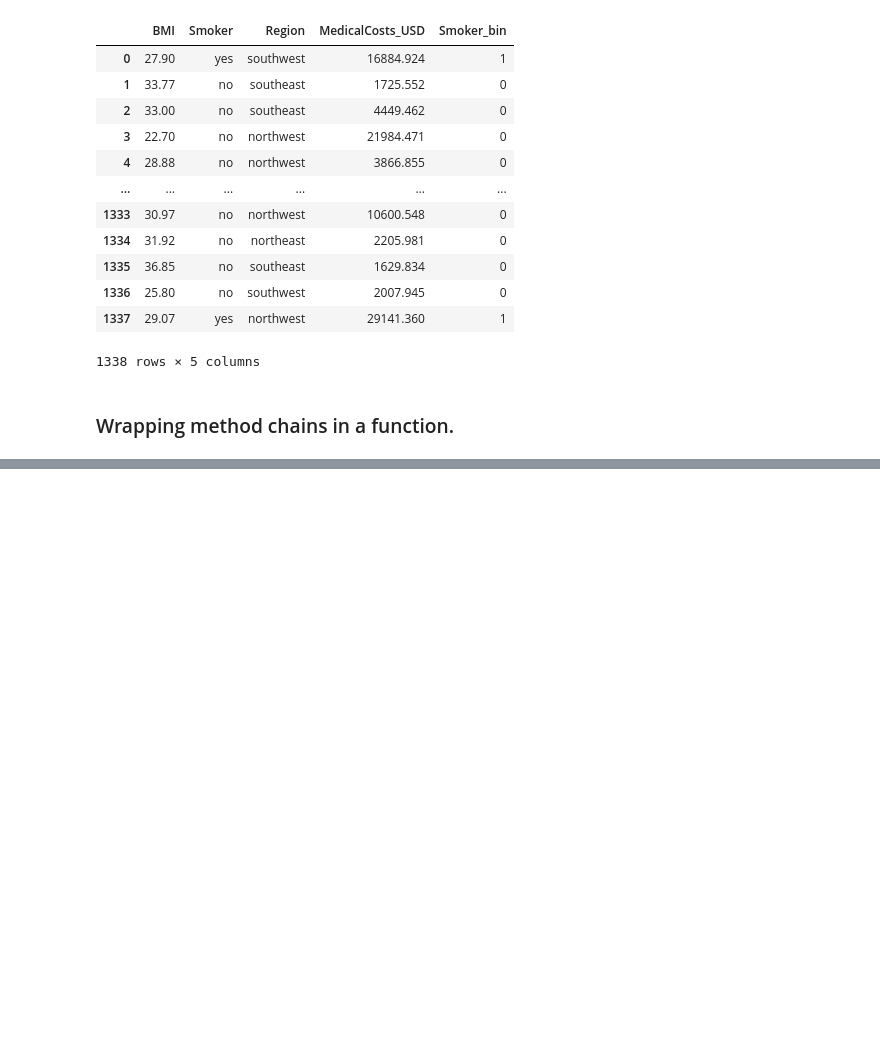
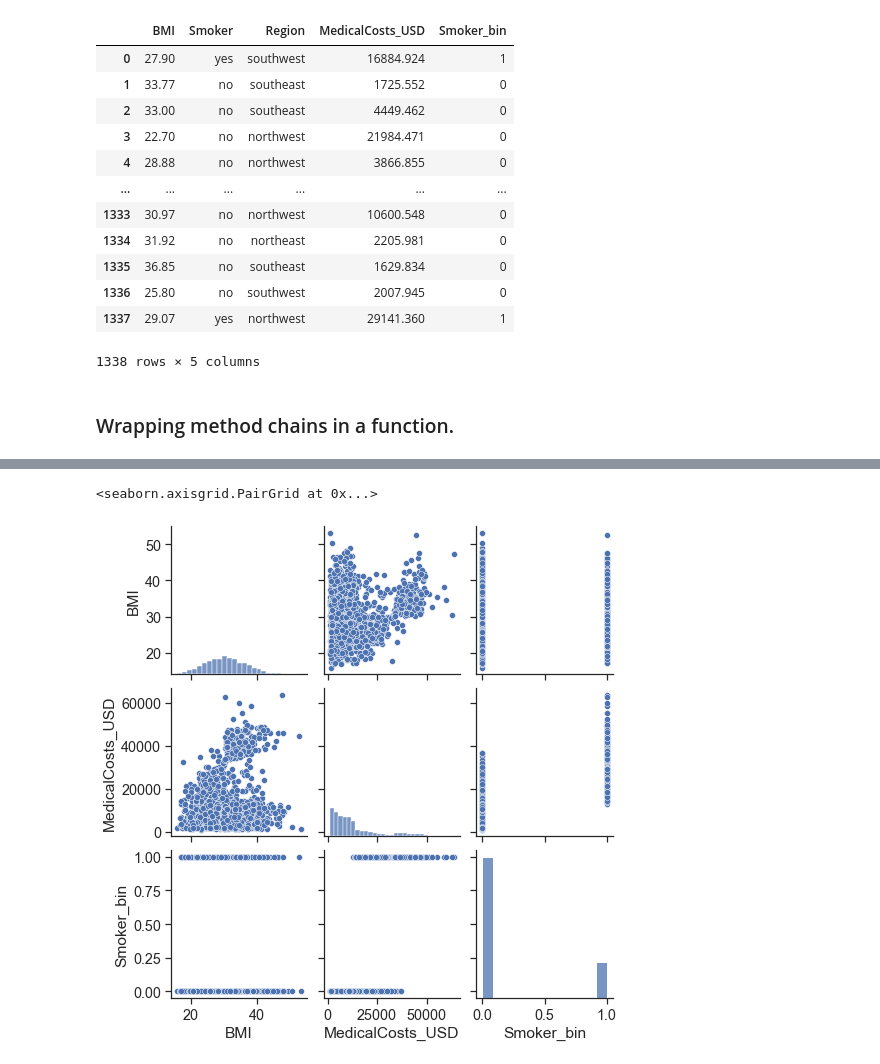
Before and after one commit to data301-2021-summer2/group29-project, a Jupyter notebook: analysis/Ishita Gupta/Milestone2.ipynb, the cells around one changed output, grey strips where cells are left out. Cells and saved outputs as stored; diff of their text form; code cells hidden in the pictures; blank space fills up the shorter version.

```diff
--- a/analysis/Ishita Gupta/Milestone2.ipynb
+++ b/analysis/Ishita Gupta/Milestone2.ipynb
@@ -112,0 +132,6 @@ def load_and_process(dataSet):
+# %%
+# This is to set the theme of the plots
+
+sns.set_theme(style="ticks",
+              font_scale=1.3, # This scales the fonts slightly higher
+             )
@@ -112,0 +185,2 @@ def load_and_process(dataSet):
+# %%
+df.drop_duplicates(inplace=True)
@@ -112,0 +203,7 @@ def load_and_process(dataSet):
+# %%
+#I am first using the pairplot to visualise various pairwise relationships in the dataset.
+
+sns.pairplot(data=df)
+# %% [output]
+<seaborn.axisgrid.PairGrid at 0x...>
+[figure, added]
```
Also changed, not shown: parts of 29 cells of this notebook, 2 other files.
